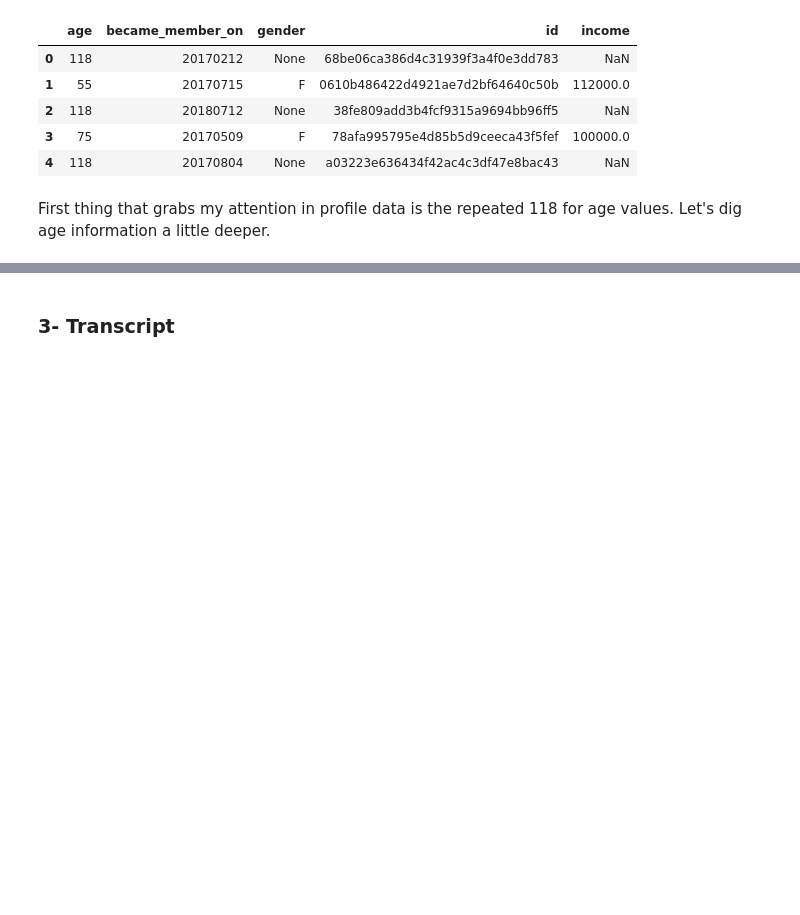
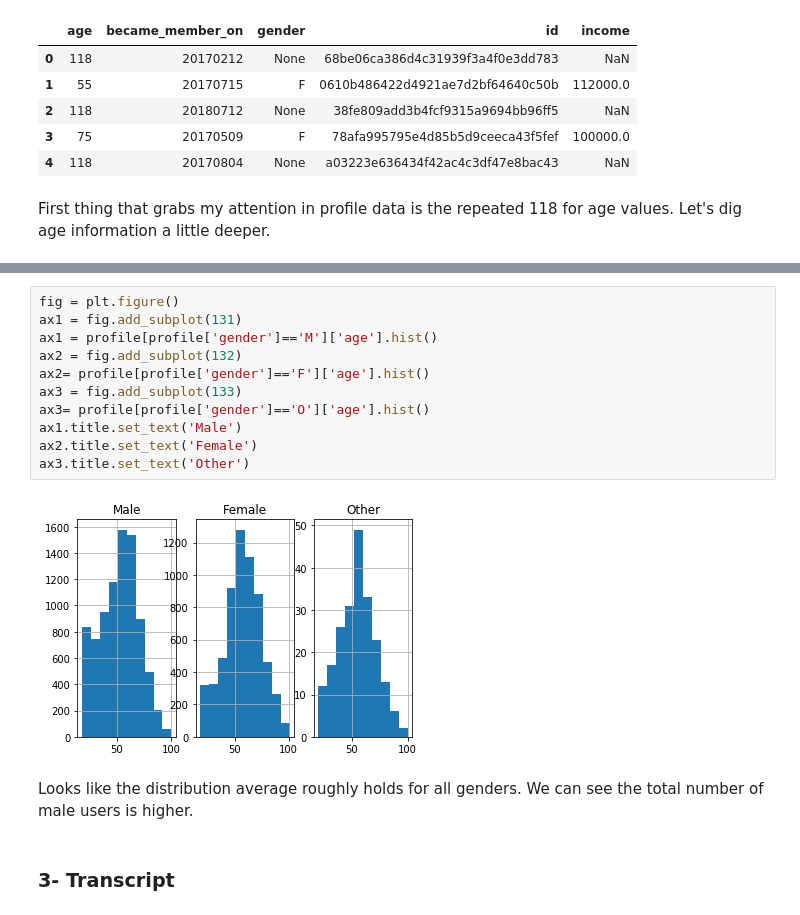
Before and after one commit to onurkapucu/Starbucks_Capstone, a Jupyter notebook: Starbucks_Capstone_notebook.ipynb, the cells around one changed output, grey strips where cells are left out. Drawn from its saved outputs; the diff is of its cells as text; blank space fills up the shorter version.

```diff
--- a/Starbucks_Capstone_notebook.ipynb
+++ b/Starbucks_Capstone_notebook.ipynb
@@ -135,3 +138,18 @@ Finally, I see with a cutoff at an age of 18 which clearly is another signup lim
+# %%
+fig = plt.figure()
+ax1 = fig.add_subplot(131)
+ax1 = profile[profile['gender']=='M']['age'].hist()
+ax2 = fig.add_subplot(132)
+ax2= profile[profile['gender']=='F']['age'].hist()
+ax3 = fig.add_subplot(133)
+ax3= profile[profile['gender']=='O']['age'].hist()
+ax1.title.set_text('Male')
+ax2.title.set_text('Female')
+ax3.title.set_text('Other')
+# %% [output]
+[figure, added]
+# %% [markdown]
+Looks like the distribution average roughly holds for all genders. We can see the total number of male users is higher.
 # %% [markdown]
 ### 3- Transcript
 # %%
```
Also changed, not shown: parts of 43 cells of this notebook.
